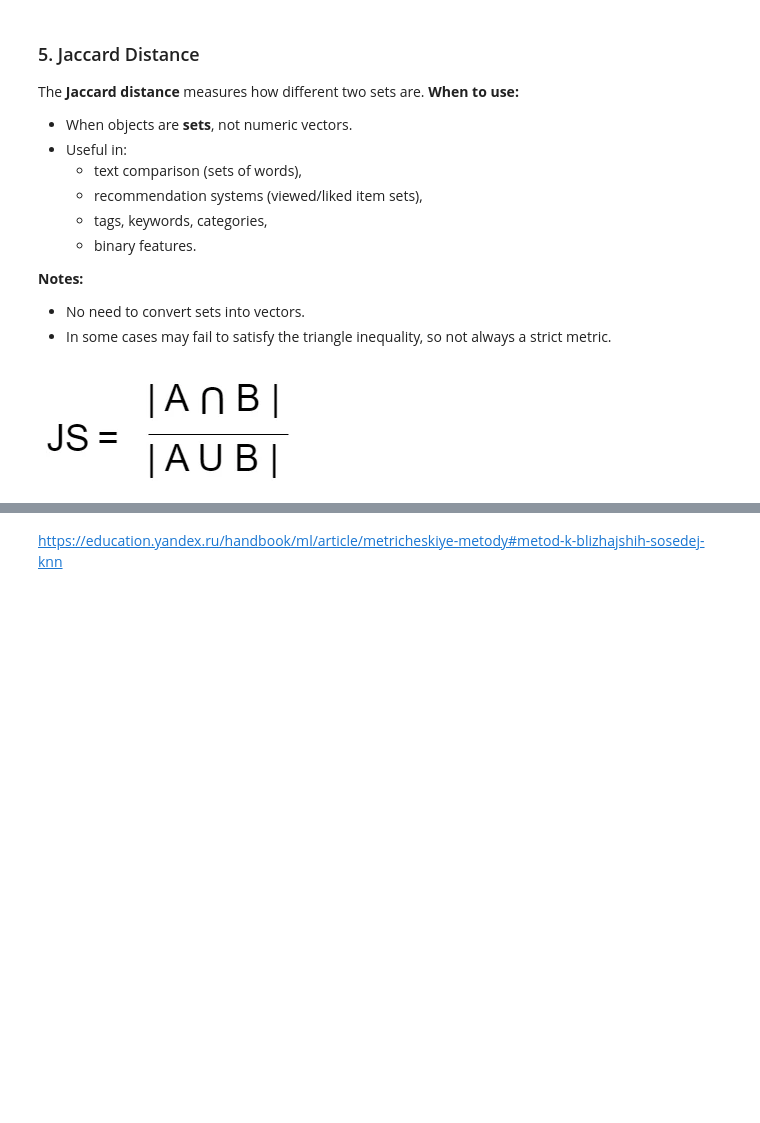
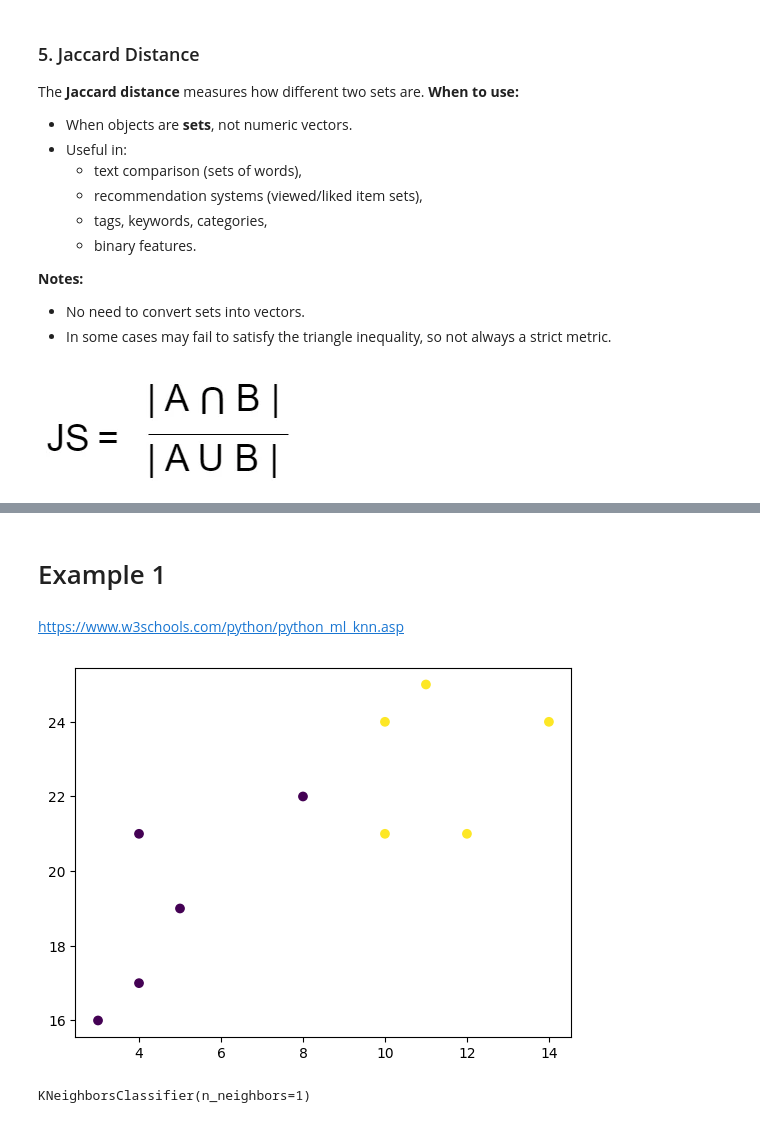
Before and after one commit to mus4tova/ml-handbook, a Jupyter notebook: ml/classical_ml/knn_metric_method.ipynb, the cells around one changed output, grey strips where cells are left out. Cells and saved outputs as stored; diff of their text form; code cells hidden in the pictures; blank space fills up the shorter version.

Commit message:
Update with examples

```diff
--- a/ml/classical_ml/knn_metric_method.ipynb
+++ b/ml/classical_ml/knn_metric_method.ipynb
@@ -107,5 +111,7 @@ The **Jaccard distance** measures how different two sets are.
 ![image.png](attachment:image.png)
 # %% [markdown]
 ![image.png](attachment:image.png)
-# %% [markdown]
-https://education.yandex.ru/handbook/ml/article/metricheskiye-metody#metod-k-blizhajshih-sosedej-knn
+# %% [markdown]
+# Example 1
+# %% [markdown]
+https://www.w3schools.com/python/python_ml_knn.asp
@@ -111,0 +121,18 @@ https://education.yandex.ru/handbook/ml/article/metricheskiye-metody#metod-k-bli
+# %%
+x = [4, 5, 10, 4, 3, 11, 14 , 8, 10, 12]
+y = [21, 19, 24, 17, 16, 25, 24, 22, 21, 21]
+classes = [0, 0, 1, 0, 0, 1, 1, 0, 1, 1]
+
+plt.scatter(x, y, c=classes)
+plt.show()
+# %% [output]
+[figure, added]
+# %%
+# Let's create and fit the knn model
+
+features = list(zip(x, y))
+knn = KNeighborsClassifier(n_neighbors=1)
+
+knn.fit(features, classes)
+# %% [output]
+KNeighborsClassifier(n_neighbors=1)
```
Also changed, not shown: parts of 33 cells of this notebook.
